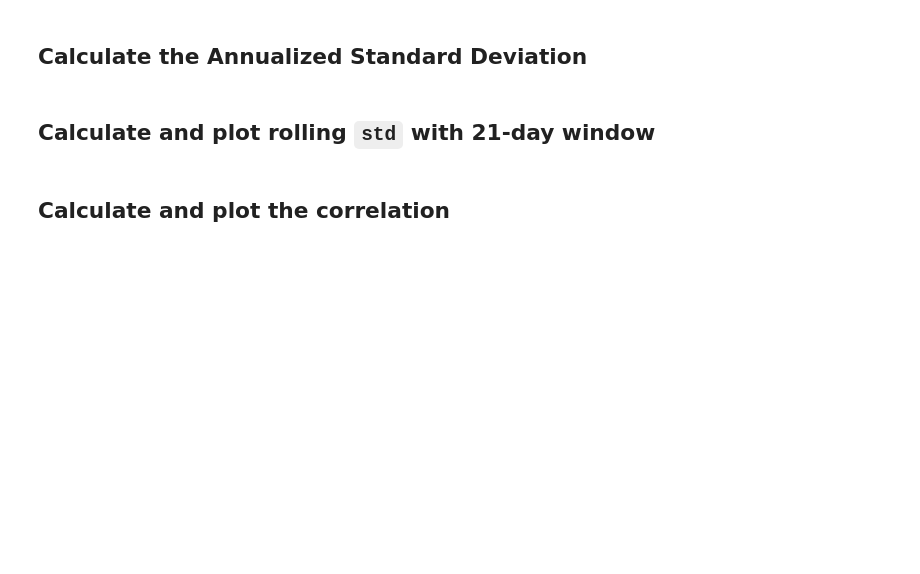
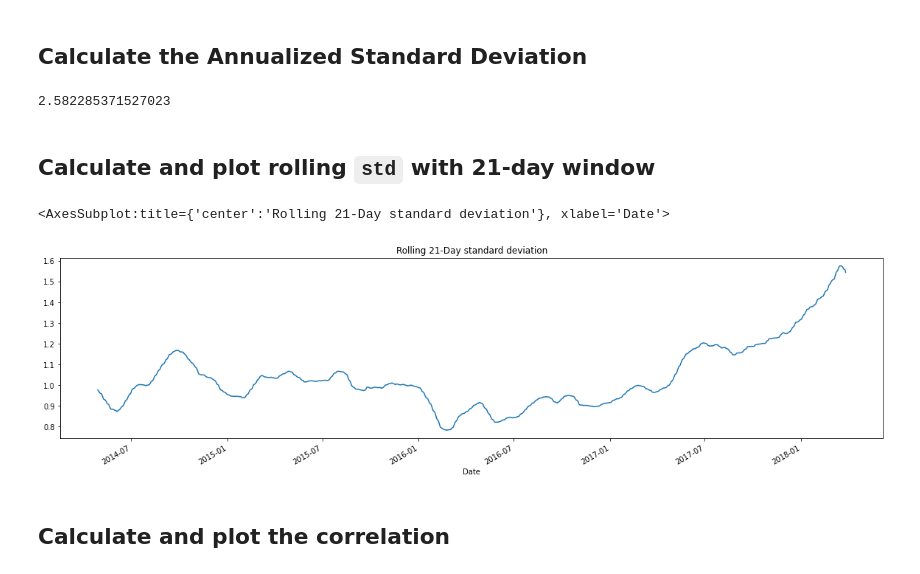
Before and after one commit to mmsaki/whale_portfolio, a Jupyter notebook: whale_analysis.ipynb, the cells around one changed output. Drawn from its saved outputs; the diff is of its cells as text; code cells hidden in the pictures; blank space fills up the shorter version.

```diff
--- a/whale_analysis.ipynb
+++ b/whale_analysis.ipynb
@@ -363,6 +390,7 @@ In this section, you will build your own portfolio of stocks, calculate the retu
 # %%
-# Calculate daily returns
-
-# Drop NAs
+# Calculate daily returns & Drop NAs
+my_portfolio_returns = my_portfolio.pct_change()
+my_portfolio_returns.dropna(inplace = True)
 
 # Display sample data
+my_portfolio_returns.head()
@@ -373,5 +409,7 @@ In this section, you will build your own portfolio of stocks, calculate the retu
 weights = [1/3, 1/3, 1/3]
 
 # Calculate portfolio return
+my_portfolio_weight = my_portfolio_returns.dot(weights)
 
 # Display sample data
+my_portfolio_weight.head()
@@ -379,3 +425,5 @@ weights = [1/3, 1/3, 1/3]
 ## Join your portfolio returns to the DataFrame that contains all of the portfolio returns
 # %%
 # Join your returns DataFrame to the original returns DataFrame
+my_cumulative_returns = (1 + my_portfolio_weight).cumprod()
+my_cumulative_returns.head()
@@ -382,16 +438,26 @@ weights = [1/3, 1/3, 1/3]
 # %%
 # Only compare dates where return data exists for all the stocks (drop NaNs)
+my_cumulative_returns.dropna(inplace = True)
 # %% [markdown]
 ## Re-run the risk analysis with your portfolio to see how it compares to the others
 # %% [markdown]
 ## Calculate the Annualized Standard Deviation
 # %%
 # Calculate the annualized `std`
+my_cumulative_std = my_cumulative_returns.std()
+my_annualized_std = my_cumulative_std * np.sqrt(252)
+my_annualized_std
+# %% [output]
+2.582285371527023
 # %% [markdown]
 ## Calculate and plot rolling `std` with 21-day window
 # %%
 # Calculate rolling standard deviation
-
+my_rolling_std = my_cumulative_returns.rolling(window=21).mean()
 # Plot rolling standard deviation
+my_rolling_std.plot(figsize=(20,5), title='Rolling 21-Day standard deviation')
+# %% [output]
+<AxesSubplot:title={'center':'Rolling 21-Day standard deviation'}, xlabel='Date'>
+[figure, added]
 # %% [markdown]
 ## Calculate and plot the correlation
```
Also changed, not shown: parts of 17 cells of this notebook, 5 other files.
